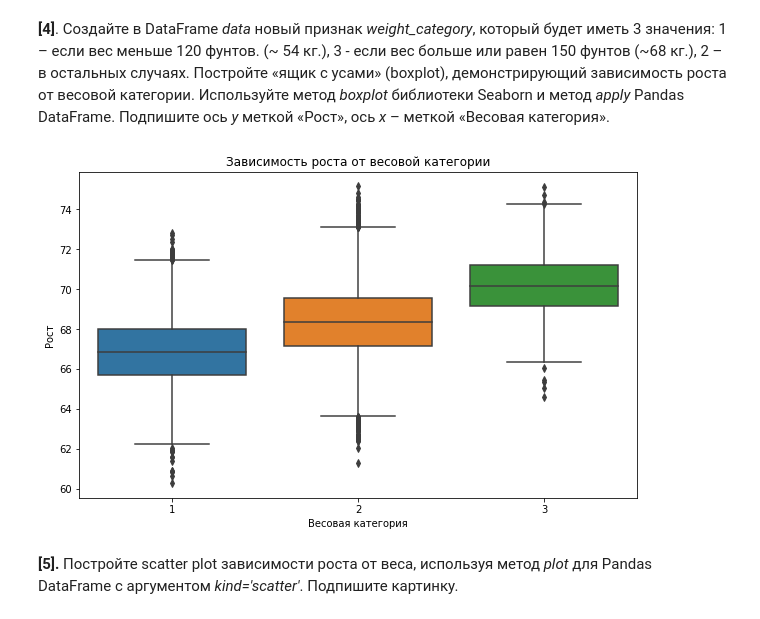
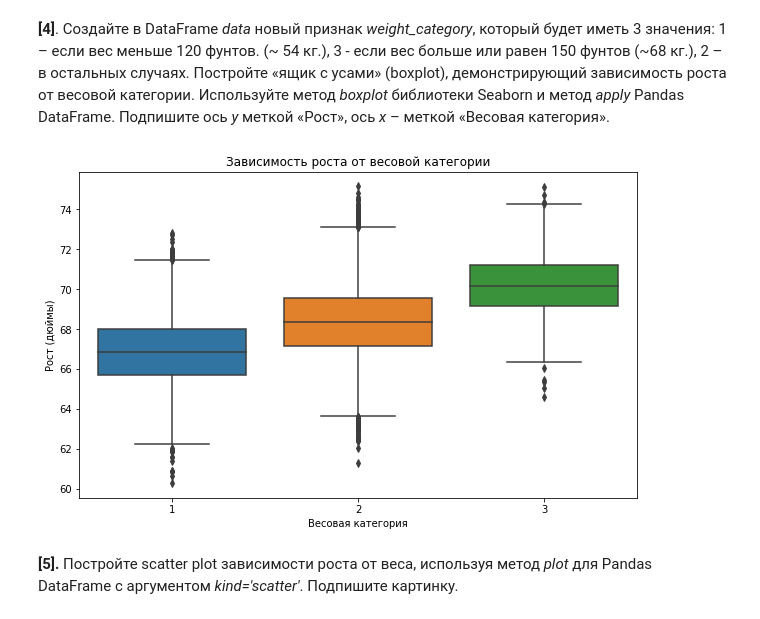
Before and after one commit to SBelousov1985/Machine-learning, a Jupyter notebook: 2. Линейная регрессия/peer_review_linreg_height_weight.ipynb, the cells around one changed output. Cells and saved outputs as stored; diff of their text form; code cells hidden in the pictures.

```diff
--- a/2. Линейная регрессия/peer_review_linreg_height_weight.ipynb
+++ b/2. Линейная регрессия/peer_review_linreg_height_weight.ipynb
@@ -98,21 +99,21 @@ plt.show()
 # %%
 def weight_category(weight):
     if weight < 120:
         return 1
     elif weight >= 150:
         return 3
     else:
         return 2
 
 data['weight_cat'] = data['Weight'].apply(weight_category)
 plt.figure(figsize=(10, 6))
 ax = sns.boxplot(y='Height', x = 'weight_cat', data=data)
 ax.set_xlabel("Весовая категория")
-ax.set_ylabel("Рост")
+ax.set_ylabel("Рост (дюймы)")
 ax.set_title("Зависимость роста от весовой категории")
 plt.show()
 # %% [output]
-[figure, old version]
+[figure, new version]
 # %% [markdown]
 **[5].** Постройте scatter plot зависимости роста от веса, используя метод *plot* для Pandas DataFrame с аргументом *kind='scatter'*. Подпишите картинку.
 # %%
```
Also changed, not shown: parts of 8 cells of this notebook.
